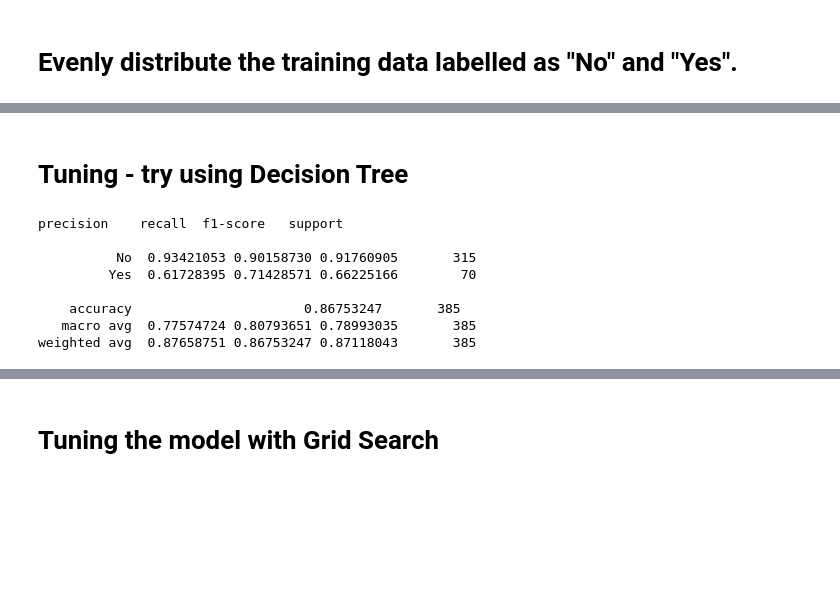
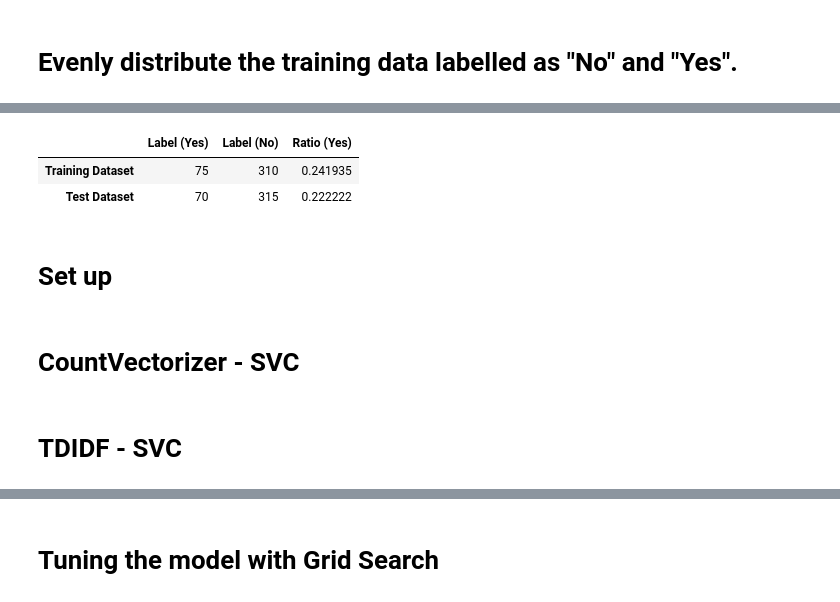
Before and after one commit to eddie-chiang/ccc4prc, a Jupyter notebook: Classifier Model Optimization - Bigger Test Dataset.ipynb, the cells around one changed output, grey strips where cells are left out. Cells and saved outputs as stored; diff of their text form; code cells hidden in the pictures; blank space fills up the shorter version.

```diff
--- a/Classifier Model Optimization - Bigger Test Dataset.ipynb
+++ b/Classifier Model Optimization - Bigger Test Dataset.ipynb
@@ -496,28 +70,30 @@ weighted avg  0.89775111 0.90129870 0.89892657       385
-# %% [markdown]
-# Tuning - try using Decision Tree
-# %%
-from sklearn.tree import DecisionTreeClassifier
-
-full_pipeline = Pipeline(
-    steps=[
-        ('preprocessor', column_transformer),
-        ('classifier', DecisionTreeClassifier())],
-    verbose=False)
-
-clf_decision_treee = full_pipeline
-
-clf_decision_treee.fit(X_train, y_train)
-y_pred = clf_decision_treee.predict(X_test)
-
-report = metrics.classification_report(y_true, y_pred, digits=8)
-print(report)
-report_dict_list.append({'DecisionTree': metrics.classification_report(y_true, y_pred, output_dict=True)})
-# %% [output]
-precision    recall  f1-score   support
-
-          No  0.93421053 0.90158730 0.91760905       315
-         Yes  0.61728395 0.71428571 0.66225166        70
-
-    accuracy                      0.86753247       385
-   macro avg  0.77574724 0.80793651 0.78993035       385
-weighted avg  0.87658751 0.86753247 0.87118043       385
+# %%
+X_train = training_dataset[FEATURES]
+X_test = test_dataset[FEATURES]
+y_train = training_dataset[LABEL]
+y_true = test_dataset[LABEL]
+
+min_label_count = y_train.value_counts().min()
+labelled_yes = training_dataset.loc[training_dataset[LABEL] == 'Yes'].head(min_label_count)
+labelled_no = training_dataset.loc[training_dataset[LABEL] == 'No'].head(min_label_count)
+evenly_distrubted_training_dataset = pandas.concat([labelled_yes, labelled_no])
+
+# Shuffle the order, in order to properly train the model.
+evenly_distrubted_training_dataset = evenly_distrubted_training_dataset.sample(frac=1)
+
+X_train_evenly_dist = evenly_distrubted_training_dataset[FEATURES]
+y_train_evenly_dist = evenly_distrubted_training_dataset[LABEL]
+
+# Show the datasets value counts
+dataset_dict = {}
+dataset_dict['Training Dataset'] = len(training_dataset.loc[training_dataset[LABEL] == "Yes"]), len(training_dataset.loc[training_dataset[LABEL] == "No"]), len(training_dataset.loc[training_dataset[LABEL] == "Yes"])/len(training_dataset.loc[training_dataset[LABEL] == "No"])
+dataset_dict['Test Dataset'] = len(test_dataset.loc[test_dataset[LABEL] == "Yes"]), len(test_dataset.loc[test_dataset[LABEL] == "No"]), len(test_dataset.loc[test_dataset[LABEL] == "Yes"])/len(test_dataset.loc[test_dataset[LABEL] == "No"])
+df = DataFrame.from_dict(dataset_dict, orient='index', columns=['Label (Yes)', 'Label (No)', 'Ratio (Yes)'])
+
+df
+# %% [output]
+|  | Label (Yes) | Label (No) | Ratio (Yes) |
+| Training Dataset | 75 | 310 | 0.241935 |
+| Test Dataset | 70 | 315 | 0.222222 |
+# %% [markdown]
+# Set up
@@ -523,0 +111,2 @@ weighted avg  0.87658751 0.86753247 0.87118043       385
+# %% [markdown]
+# CountVectorizer - SVC
@@ -523,0 +158,2 @@ weighted avg  0.87658751 0.86753247 0.87118043       385
+# %% [markdown]
+# TDIDF - SVC
```
Also changed, not shown: parts of 51 cells of this notebook.
